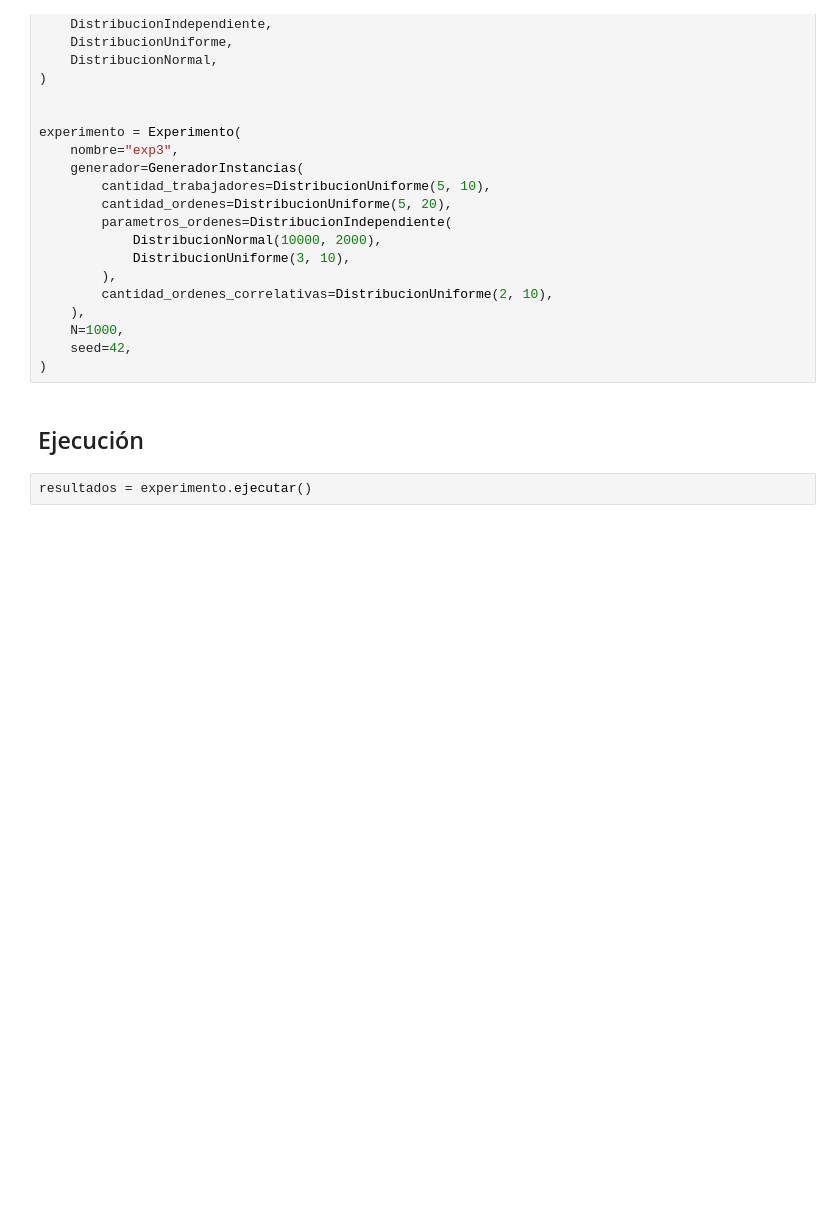
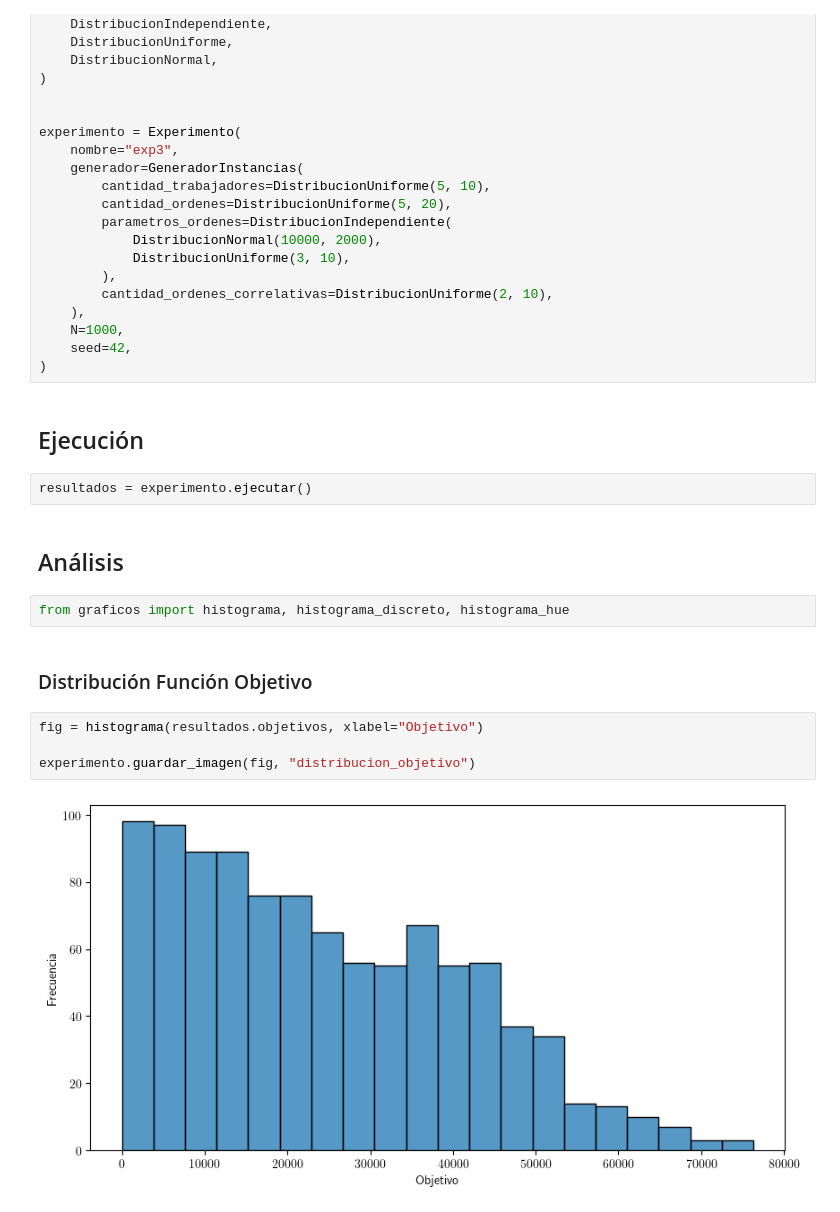
Before and after one commit to sponja23/invop-tp, a Jupyter notebook: experimentos/experimento_3.ipynb, the cells around one changed output. Drawn from its saved outputs; the diff is of its cells as text; blank space fills up the shorter version.

Commit message:
Refactor experimento 3

```diff
--- a/experimentos/experimento_3.ipynb
+++ b/experimentos/experimento_3.ipynb
@@ -46,3 +46,15 @@ experimento = Experimento(
 ## Ejecución
 # %%
 resultados = experimento.ejecutar()
+# %% [markdown]
+## Análisis
+# %%
+from graficos import histograma, histograma_discreto, histograma_hue
+# %% [markdown]
+### Distribución Función Objetivo
+# %%
+fig = histograma(resultados.objetivos, xlabel="Objetivo")
+
+experimento.guardar_imagen(fig, "distribucion_objetivo")
+# %% [output]
+[figure, added]
```
Also changed, not shown: parts of 8 cells of this notebook, 6 other files.
